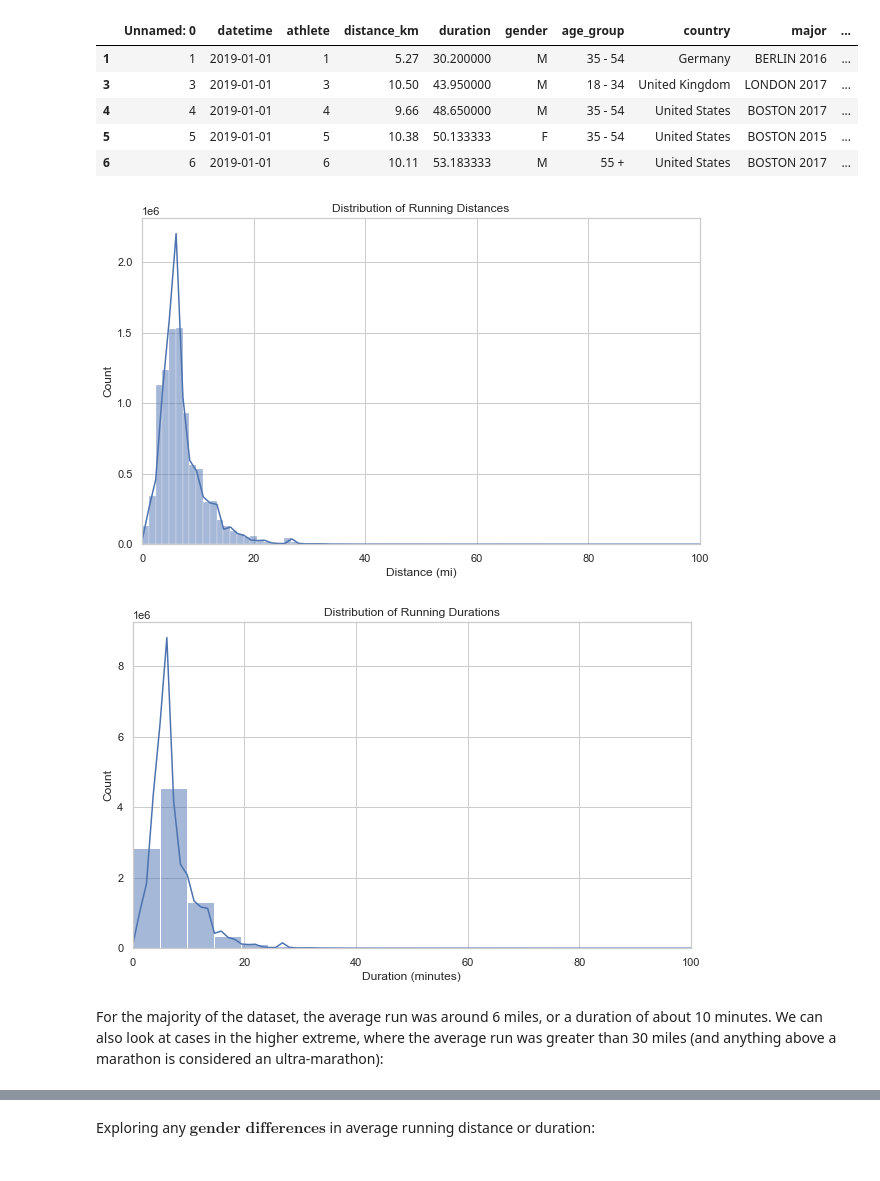
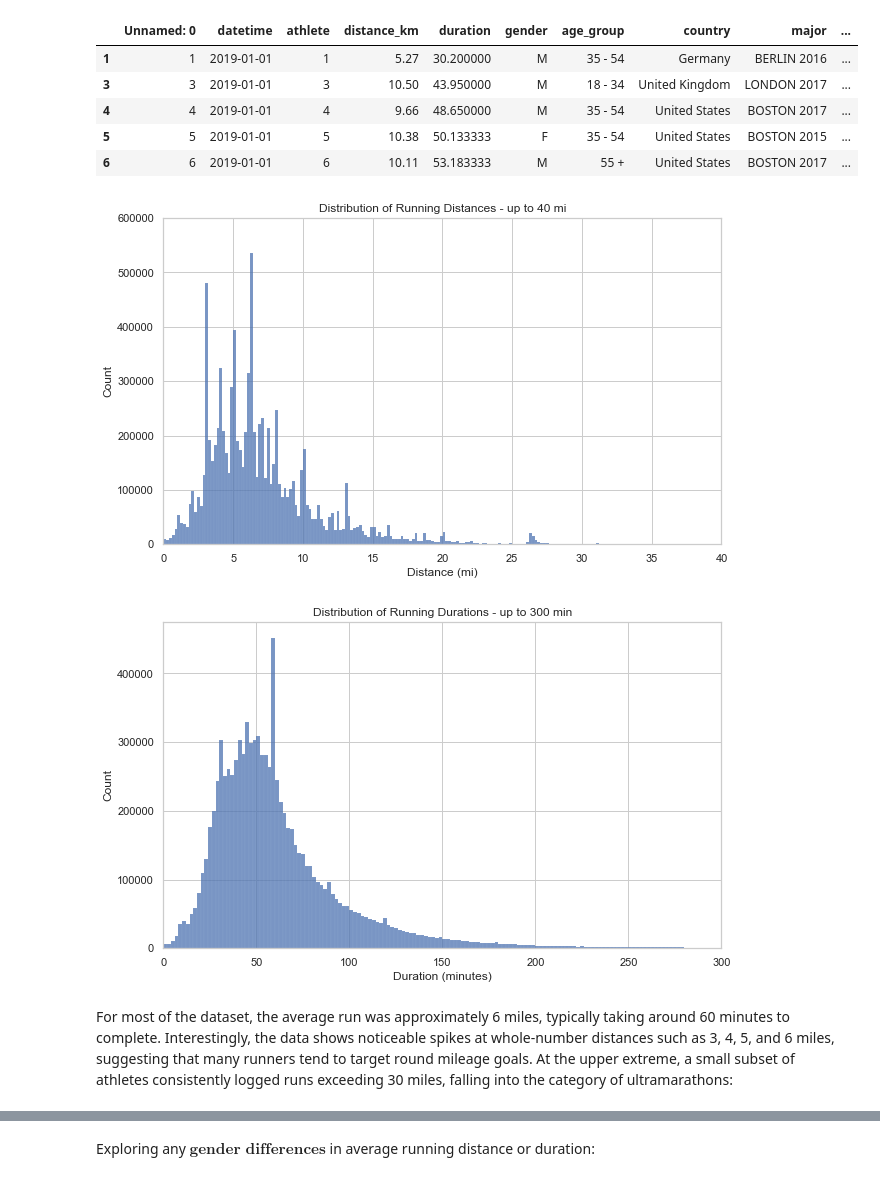
Before and after one commit to hindsjr/RunningThroughUncertainty_DataAnalysis, a Jupyter notebook: Running_Through_Uncertainty-Data_Analysis.ipynb, the cells around one changed output, grey strips where cells are left out. Saved outputs shown, nothing was run; the diff lists cells and outputs as text; code cells hidden in the pictures.

```diff
--- a/Running_Through_Uncertainty-Data_Analysis.ipynb
+++ b/Running_Through_Uncertainty-Data_Analysis.ipynb
@@ -222,22 +219,24 @@ distance_greater_than_zero.head()
 | 5 | 5 | 2019-01-01 | 5 | 10.38 | 50.133333 | F | 35 - 54 | United States | BOSTON 2015 | ... |
 | 6 | 6 | 2019-01-01 | 6 | 10.11 | 53.183333 | M | 55 + | United States | BOSTON 2017 | ... |
 # %%
-sns.histplot(distance_greater_than_zero['distance_mi'], bins=200,kde=True)
-plt.title('Distribution of Running Distances')
-plt.xlim(0, 100) # very few entries larger than 100 miles, will address those seperatly next
+sns.histplot(distance_greater_than_zero['distance_mi'], binwidth=.2)
+plt.title('Distribution of Running Distances - up to 40 mi')
+plt.xlim(0, 40) # very few entries larger than 40 miles, will address those seperatly next
 plt.xlabel('Distance (mi)')
+plt.ylim(0,600000)
 plt.show()
 
-sns.histplot(distance_greater_than_zero['distance_mi'], bins=50, kde=True)
-plt.title('Distribution of Running Durations')
-plt.xlim(0, 100) # very few entries larger than 100 minutes, will address those seperatly next
+sns.histplot(distance_greater_than_zero['duration'], binwidth=2)
+plt.title('Distribution of Running Durations - up to 300 min')
+plt.xlim(0, 300) # very few entries larger than 300 minutes, will address those seperatly next
 plt.xlabel('Duration (minutes)')
 plt.show()
 # %% [output]
-[figure, old version]
+[figure, new version]
-[figure, old version]
+[figure, new version]
 # %% [markdown]
-For the majority of the dataset, the average run was around 6 miles, or a duration of about 10 minutes. We can also look at cases in the higher extreme, where the average run was greater than 30 miles (and anything above a marathon is considered an ultra-marathon):
+For most of the dataset, the average run was approximately 6 miles, typically taking around 60 minutes to complete. Interestingly, the data shows noticeable spikes at whole-number distances such as 3, 4, 5, and 6 miles, suggesting that many runners tend to target round mileage goals.
+At the upper extreme, a small subset of athletes consistently logged runs exceeding 30 miles, falling into the category of ultramarathons:
 # %%
 great_distance_mask = data['distance_mi']>30
 great_distance_greater_than_zero = data[great_distance_mask]
```
Also changed, not shown: parts of 9 cells of this notebook, 1 other file.
